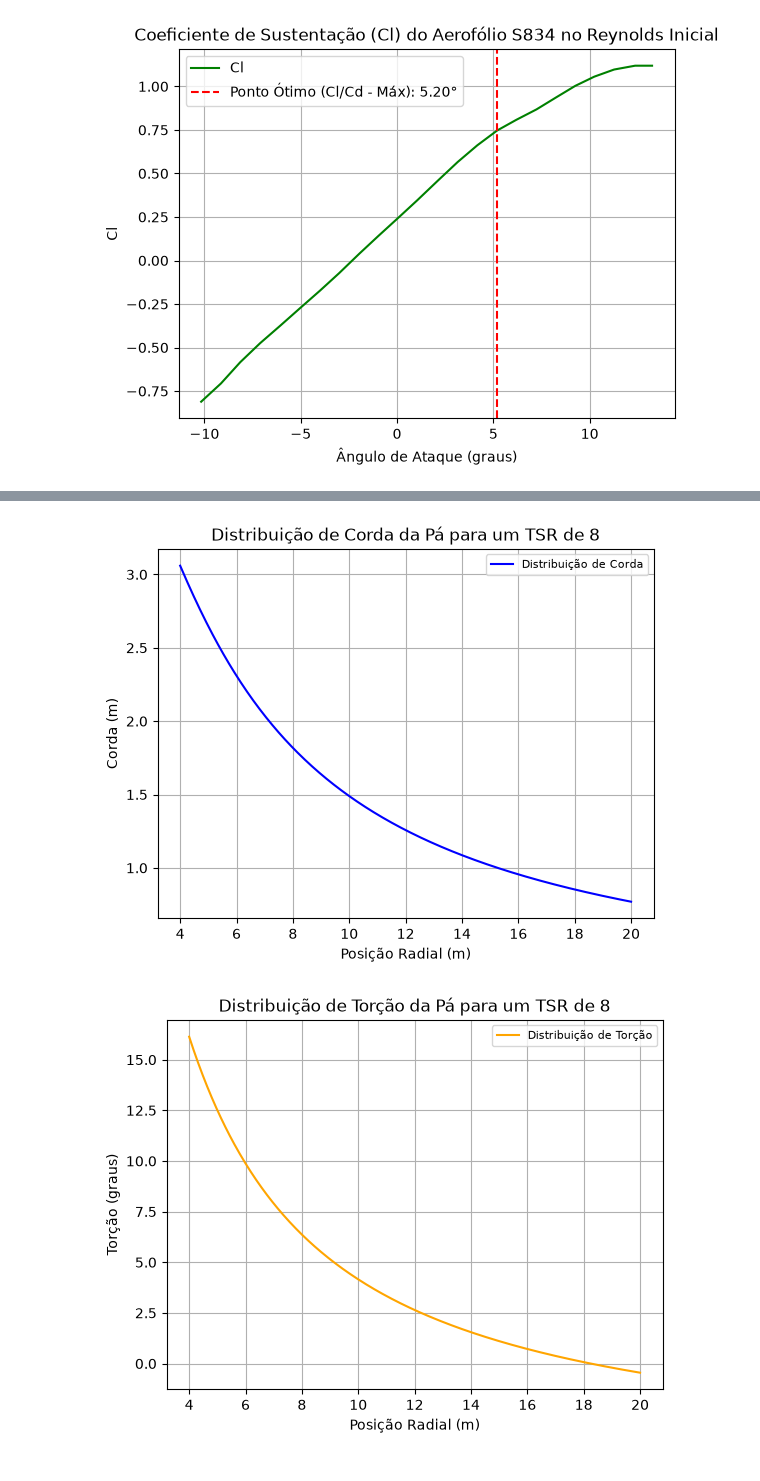
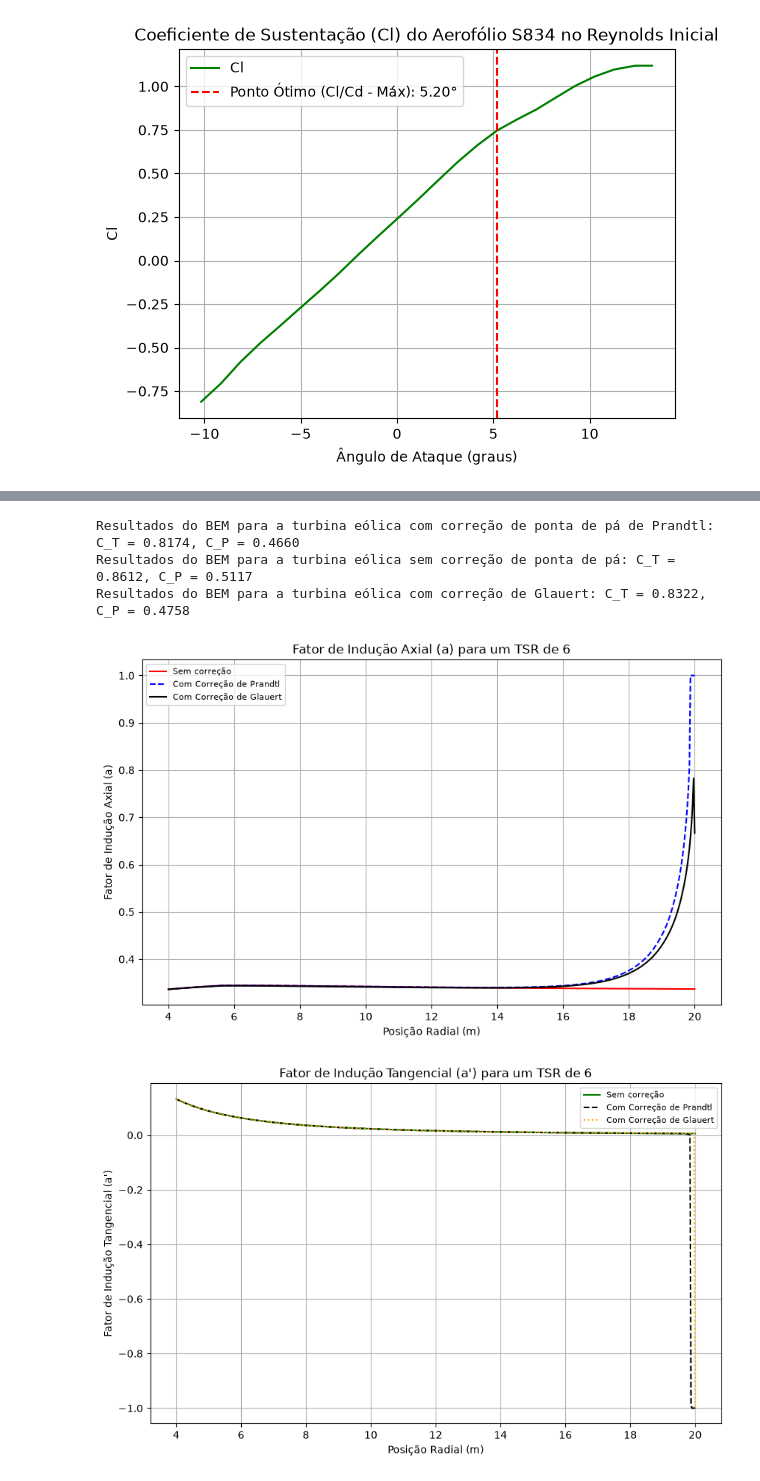
Before and after one commit to LordDolan/BEM-implementation---AA204, a Jupyter notebook: Implentação_1.ipynb, the cells around one changed output, grey strips where cells are left out. Cells and saved outputs as stored; diff of their text form; code cells hidden in the pictures.

```diff
--- a/Implentação_1.ipynb
+++ b/Implentação_1.ipynb
@@ -30,7 +30,7 @@ r_cubo_R = R_cubo / R   #posição normalizada do cubo (r_cubo/R)
 #calcular o Reynolds inicial
 Cl_design = 1.0 #Manwell, McGowan & Rogers — "Wind Energy Explained: Theory, Design and Application", 2ª ed., Wiley, 2009
 mu = 1.81e-5   #Viscosidade dinâmica do ar (Pa·s, ~15°C)
-c = (16 * np.pi * R) / (9 * B * TSR * Cl_design * (TSR * 0.75))  #Corda da pá inicial (m)
+c = (16 * np.pi * R) / (9 * B * TSR * Cl_design)
 V_rel_75 = np.sqrt(V_0**2 + (omega * (0.75 * R))**2)   # velocidade relativa no ponto de 75% do raio (m/s)
 Re = (rho * V_rel_75 * c) / mu   #Reynolds inicial no ponto de 75% do raio
 # %%
@@ -181,9 +177,17 @@ plt.grid()
 # %%
-#Pegando a corda a 75% do raio
-c_Matrix = np.array(c_Matrix)   # converte pra array NumPy
+#Converte pra array do numpy
+c_Matrix = np.array(c_Matrix)
+sigma_Matrix = np.array(sigma_Matrix)
+torcao_Matrix = np.array(torcao_Matrix)
+
+#pegando a linha correspondente ao TSR desejado
 i_tsr = np.argmin(np.abs(TSR_lista - TSR))   # índice da linha correspondente ao TSR desejado
 c_lista = c_Matrix[i_tsr , :] # distribuição de corda dessa pá (1 x N)
+sigma_lista = sigma_Matrix[i_tsr , :] # distribuição de fator de solidez dessa pá (1 x N)
+theta = torcao_Matrix[i_tsr, :] # distribuição de torção dessa pá (1 x N)
+c = c_Matrix[i_tsr, :] # distribuição de corda dessa pá (1 x N)
 
+#Pegando a corda a 75% do raio
 idx_75 = np.argmin(np.abs(r_R - 0.75))
 corda_75 = c_lista[idx_75]
 
@@ -198,4 +202,9 @@ print("Continua o mesmo Reynolds do chute inicial")
 
 #Atualiza o dados_S834 com o Reynolds real
 dados_S834 = escolher_dados_por_reynolds(caminho, Re_novo)
+razao_cl_cd = dados_S834['Cl'] / dados_S834['Cd']
+id_otimo = razao_cl_cd.idxmax()
+alpha_otimo = dados_S834.loc[id_otimo, 'alpha']
+Cl_otimo = dados_S834.loc[id_otimo, 'Cl']
+Cd_min = dados_S834['Cd'].min()
 # %% [output]
@@ -528,6 +578,14 @@ T_G = B * np.trapezoid(pN_r_Glauert, r) #pN_r_TC = função e r vetor = dr
 P_G = B * omega * np.trapezoid(r * pT_r_Glauert, r)
 C_T_G = T_G / (0.5 * rho * np.pi * R**2 * V_0**2)
 C_P_G = P_G / (0.5 * rho * np.pi * R**2 * V_0**3)
+
+print(f'Resultados do BEM para a turbina eólica com correção de ponta de pá de Prandtl: C_T = {C_T_TC:.4f}, C_P = {C_P_TC:.4f}')
+print(f'Resultados do BEM para a turbina eólica sem correção de ponta de pá: C_T = {C_T:.4f}, C_P = {C_P:.4f}')
+print(f'Resultados do BEM para a turbina eólica com correção de Glauert: C_T = {C_T_G:.4f}, C_P = {C_P_G:.4f}')
+# %% [output]
+Resultados do BEM para a turbina eólica com correção de ponta de pá de Prandtl: C_T = 0.8174, C_P = 0.4660
+Resultados do BEM para a turbina eólica sem correção de ponta de pá: C_T = 0.8612, C_P = 0.5117
+Resultados do BEM para a turbina eólica com correção de Glauert: C_T = 0.8322, C_P = 0.4758
 # %%
 # fig, axs = plt.subplots(3, 2, figsize=(12, 8))
 
@@ -595,70 +653,36 @@ C_P_G = P_G / (0.5 * rho * np.pi * R**2 * V_0**3)
 
 
 
-plt.figure()
-plt.plot(r, c, label='Distribuição de Corda', color='blue')
-plt.title(f'Distribuição de Corda da Pá para um TSR de {TSR}')
-plt.xlabel('Posição Radial (m)')
-plt.ylabel('Corda (m)')
-plt.legend(fontsize=8)
-plt.grid()
-
-
-plt.figure()
-plt.plot(r, theta, label='Distribuição de Torção', color='orange')
-plt.title(f'Distribuição de Torção da Pá para um TSR de {TSR}')
-plt.xlabel('Posição Radial (m)')
-plt.ylabel('Torção (graus)')
-plt.legend(fontsize=8)
-plt.grid()
-
-
 plt.figure(figsize=(10, 6))
-plt.plot(r, a_r, label='Fator de Indução Axial (a)', color='red')
+plt.plot(r, a_r, label='Sem correção', color='red')
 plt.plot(r, a_r_TC, label='Com Correção de Prandtl', color='blue', linestyle='--')
 plt.plot(r, a_r_Glauert, label='Com Correção de Glauert', color='black')
 plt.title(f"Fator de Indução Axial (a) para um TSR de {TSR}")
 plt.xlabel('Posição Radial (m)')
 plt.ylabel("Fator de Indução Axial (a)")
 plt.legend(fontsize=8)
 plt.grid()
 
 
 plt.figure(figsize=(10, 6))
-plt.plot(r, a_linha_r, label="Fator de Indução Tangencial (a')", color='green')
+plt.plot(r, a_linha_r, label="Sem correção", color='green')
 plt.plot(r, a_linha_r_TC, label="Com Correção de Prandtl", color='black', linestyle='--')
 plt.plot(r, a_linha_r_Glauert, label="Com Correção de Glauert", color='orange', linestyle=':')
 plt.title(f"Fator de Indução Tangencial (a') para um TSR de {TSR}")
 plt.xlabel('Posição Radial (m)')
 plt.ylabel("Fator de Indução Tangencial (a')")
 plt.legend(fontsize=8)
 plt.grid()
 
 plt.figure()
 plt.plot(r, np.degrees(alpha_r), label='Sem correção', color='red')
 plt.plot(r, np.degrees(alpha_r_TC), label='Com Correção de Prandtl', color='blue', linestyle='--')
 plt.plot(r, np.degrees(alpha_r_Glauert), label='Com Correção de Glauert', color='green', linestyle=':')
 plt.title(f'Ângulo de Ataque (alpha) para um TSR de {TSR}')
 plt.xlabel('Posição Radial (m)')
 plt.ylabel('Ângulo de Ataque (graus)')
 plt.legend(fontsize=8)
 plt.grid()
-
-
-Cp_glauert_TSR = Cp_lista[i_tsr]
-
-plt.figure()
-plt.plot(TSR_lista, Cp_lista, color='green', label='Cp teórico (Glauert)')
-plt.plot(TSR, Cp_glauert_TSR, 'go', markersize=10, label=f'Cp Glauert: {Cp_glauert_TSR:.4f}')
-plt.plot(TSR, C_P_TC, 'rs', markersize=10, label=f'Cp BEM: {C_P_TC:.4f}')
-plt.axhline(y=16/27, color='gray', linestyle=':', label=f'Limite de Betz: {16/27:.4f}')
-plt.title(f'Cp do BEM vs Cp teórico (TSR de projeto = {TSR})')
-plt.xlabel('TSR')
-plt.ylabel('Cp')
-plt.legend(fontsize=8)
-plt.grid()
-
-plt.show()
 # %% [output]
-[figure, old version]
+[figure, new version]
-[figure, old version]
+[figure, new version]
```
Also changed, not shown: parts of 9 cells of this notebook.
